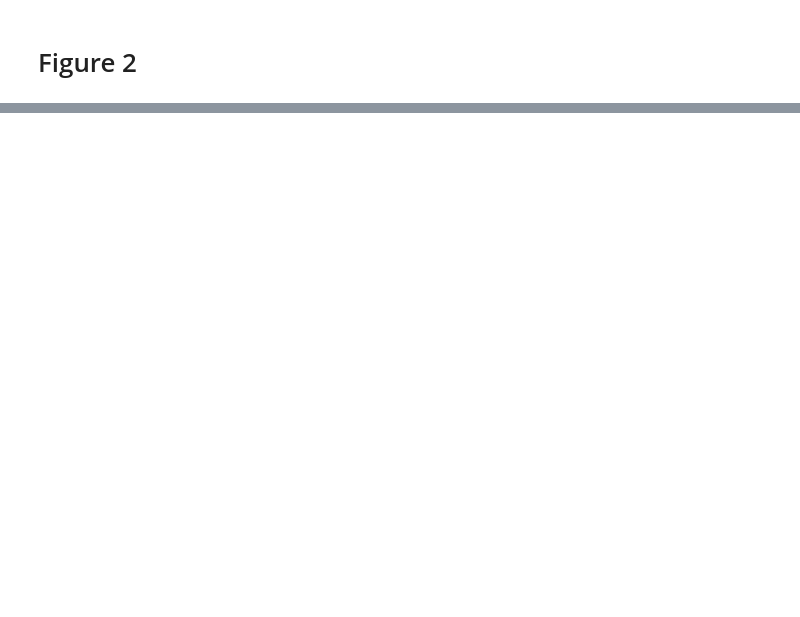
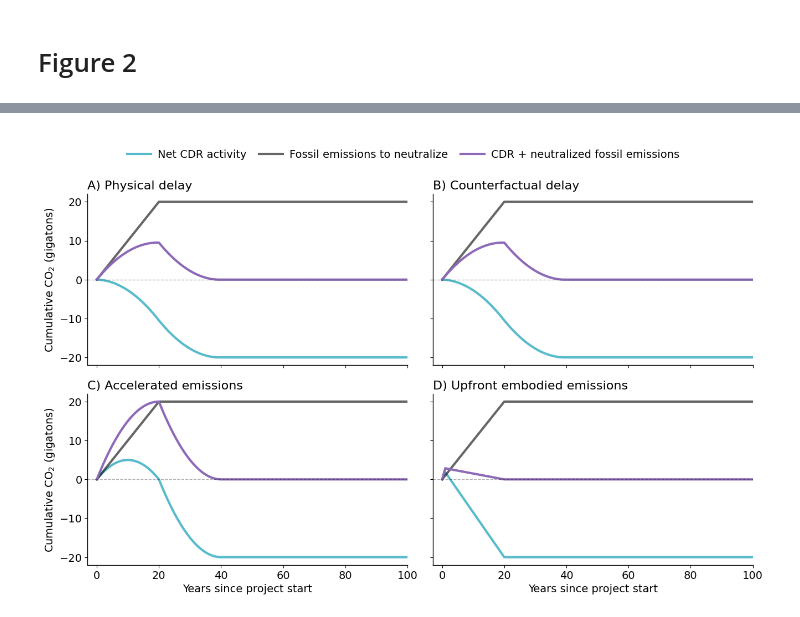
Before and after one commit to carbonplan/temporal-lags, a Jupyter notebook: nbs/Figure_2.ipynb, the cells around one changed output, grey strips where cells are left out. Cells and saved outputs as stored; diff of their text form; code cells hidden in the pictures; blank space fills up the shorter version.

Commit message:
Make figure fonts, etc. consistent

```diff
--- a/nbs/Figure_2.ipynb
+++ b/nbs/Figure_2.ipynb
@@ -8,23 +9,22 @@ df_emissions_20yr = pd.read_csv("emissions_time_series_20yr.csv")
 # %% [markdown]
 # Figure 2
 # %%
-lwidth = 3
-
+plt.style.use("default")
+mpl.rcParams.update(mpl_settings)
 
 def format_subplot():
     plt.xlim([-3, 100])
     plt.axhline(y=0, linestyle="--", color="k", alpha=0.3, linewidth=1)
 
 
-fig, ax = plt.subplots(nrows=2, ncols=2, figsize=(14, 9), sharex=True, sharey=True)
+fig, ax = plt.subplots(nrows=2, ncols=2, figsize=figsize, sharex=True, sharey=True)
 
 plt.subplot(2, 2, 1)
 plt.plot(
     df_emissions_20yr["co2_cumulative_delay"],
-    linewidth=lwidth,
     color=colors["net-effect"],
 )
-plt.plot(df_emissions_20yr["baseline_emission"], color="k", alpha=0.6, linewidth=lwidth)
+plt.plot(df_emissions_20yr["baseline_emission"], color="k", alpha=0.6)
 plt.title(panel_titles[0], loc="left", fontsize=16)
 plt.ylabel("Cumulative CO$_2$ (gigatons)", fontsize=14)
 format_subplot()
@@ -32,20 +32,18 @@ format_subplot()
 plt.subplot(2, 2, 2)
 plt.plot(
     df_emissions_20yr["co2_cumulative_delay"],
-    linewidth=lwidth,
     color=colors["net-effect"],
 )
-plt.plot(df_emissions_20yr["baseline_emission"], color="k", alpha=0.6, linewidth=lwidth)
+plt.plot(df_emissions_20yr["baseline_emission"], color="k", alpha=0.6)
 plt.title(panel_titles[1], loc="left", fontsize=16)
 format_subplot()
 
 plt.subplot(2, 2, 3)
 plt.plot(
     df_emissions_20yr["net_accelerated_emission"],
-    linewidth=lwidth,
     color=colors["net-effect"],
 )
-plt.plot(df_emissions_20yr["baseline_emission"], color="k", alpha=0.6, linewidth=lwidth)
+plt.plot(df_emissions_20yr["baseline_emission"], color="k", alpha=0.6)
 plt.title(panel_titles[2], loc="left", fontsize=16)
 format_subplot()
 plt.xlabel("Years since project start", fontsize=14)
@@ -54,7 +52,6 @@ plt.ylabel("Cumulative CO$_2$ (gigatons)", fontsize=14)
 plt.subplot(2, 2, 4)
 (line1,) = plt.plot(
     df_emissions_20yr["embodied"],
-    linewidth=lwidth,
     label=line_labels["net-effect"],
     color=colors["net-effect"],
 )
@@ -62,7 +59,6 @@ plt.subplot(2, 2, 4)
     df_emissions_20yr["baseline_emission"],
     color="k",
     alpha=0.6,
-    linewidth=lwidth,
     label=line_labels["baseline"],
 )
 plt.title(panel_titles[3], loc="left", fontsize=16)
@@ -100,25 +98,23 @@ plt.savefig(fname="../figures/Figure2.png")
 # %%
-lwidth = 3
-
+plt.style.use("default")
+mpl.rcParams.update(mpl_settings)
 
 def format_subplot():
     plt.xlim([-3, 100])
     plt.axhline(y=0, linestyle="--", color="k", alpha=0.3, linewidth=1)
 
 
-fig, ax = plt.subplots(nrows=2, ncols=2, figsize=(14, 9), sharex=True, sharey=True)
+fig, ax = plt.subplots(nrows=2, ncols=2, figsize=figsize, sharex=True, sharey=True)
 
 plt.subplot(2, 2, 1)
 plt.plot(
     df_emissions_20yr["co2_cumulative_delay"],
-    linewidth=lwidth,
     color=colors["net-effect"],
 )
-plt.plot(df_emissions_20yr["baseline_emission"], color="k", alpha=0.6, linewidth=lwidth)
+plt.plot(df_emissions_20yr["baseline_emission"], color="k", alpha=0.6)
 plt.plot(
     df_emissions_20yr["baseline_emission"] + df_emissions_20yr["co2_cumulative_delay"],
     color=colors["CDR+baseline"],
-    linewidth=lwidth,
 )
 plt.title(panel_titles[0], loc="left", fontsize=16)
 plt.ylabel("Cumulative CO$_2$ (gigatons)", fontsize=14)
@@ -127,14 +123,12 @@ format_subplot()
 plt.subplot(2, 2, 2)
 plt.plot(
     df_emissions_20yr["co2_cumulative_delay"],
-    linewidth=lwidth,
     color=colors["net-effect"],
 )
-plt.plot(df_emissions_20yr["baseline_emission"], color="k", alpha=0.6, linewidth=lwidth)
+plt.plot(df_emissions_20yr["baseline_emission"], color="k", alpha=0.6)
 plt.plot(
     df_emissions_20yr["baseline_emission"] + df_emissions_20yr["co2_cumulative_delay"],
     color=colors["CDR+baseline"],
-    linewidth=lwidth,
 )
 plt.title(panel_titles[1], loc="left", fontsize=16)
 format_subplot()
@@ -142,15 +136,13 @@ format_subplot()
 plt.subplot(2, 2, 3)
 plt.plot(
     df_emissions_20yr["net_accelerated_emission"],
-    linewidth=lwidth,
     color=colors["net-effect"],
 )
-plt.plot(df_emissions_20yr["baseline_emission"], color="k", alpha=0.6, linewidth=lwidth)
+plt.plot(df_emissions_20yr["baseline_emission"], color="k", alpha=0.6)
 plt.plot(
     df_emissions_20yr["baseline_emission"]
     + df_emissions_20yr["net_accelerated_emission"],
     color=colors["CDR+baseline"],
-    linewidth=lwidth,
 )
 plt.title(panel_titles[2], loc="left", fontsize=16)
 format_subplot()
@@ -160,7 +152,6 @@ plt.ylabel("Cumulative CO$_2$ (gigatons)", fontsize=14)
 plt.subplot(2, 2, 4)
 (line1,) = plt.plot(
     df_emissions_20yr["embodied"],
-    linewidth=lwidth,
     label=line_labels["net-effect"],
     color=colors["net-effect"],
 )
@@ -168,13 +159,11 @@ plt.subplot(2, 2, 4)
     df_emissions_20yr["baseline_emission"],
     color="k",
     alpha=0.6,
-    linewidth=lwidth,
     label=line_labels["baseline"],
 )
 (line3,) = plt.plot(
     df_emissions_20yr["baseline_emission"] + df_emissions_20yr["embodied"],
     color=colors["CDR+baseline"],
-    linewidth=lwidth,
 )
 plt.title(panel_titles[3], loc="left", fontsize=16)
 plt.xlabel("Years since project start", fontsize=14)
@@ -183,32 +172,34 @@ format_subplot()
 shared_handles = [line1, line2, line3]
 shared_labels = [
     line_labels["net-effect"],
     line_labels["baseline"],
     line_labels["CDR+baseline"],
 ]
 
 seen = set()
 uniq_handles, uniq_labels = [], []
 for handle, label in zip(shared_handles, shared_labels):
     if label not in seen:
         uniq_handles.append(handle)
         uniq_labels.append(label)
         seen.add(label)
 
 if len(uniq_labels) > 0:
     fig.legend(
         uniq_handles,
         uniq_labels,
         loc="upper center",
         ncol=len(uniq_labels),
         borderaxespad=1.5,
         handlelength=2.2,
         handletextpad=0.6,
         columnspacing=1.2,
         fontsize=14,
     )
 
 fig.tight_layout(rect=[0.02, 0.02, 0.98, 0.90])
 
-plt.savefig(fname="../figures/Figure2.pdf")
-plt.savefig(fname="../figures/Figure2.png")
+plt.savefig(fname="../figures/Figure2_v2.pdf")
+plt.savefig(fname="../figures/Figure2_v2.png")
+# %% [output]
+[figure, added]
```
Also changed, not shown: parts of 2 cells of this notebook, 5 other files.
